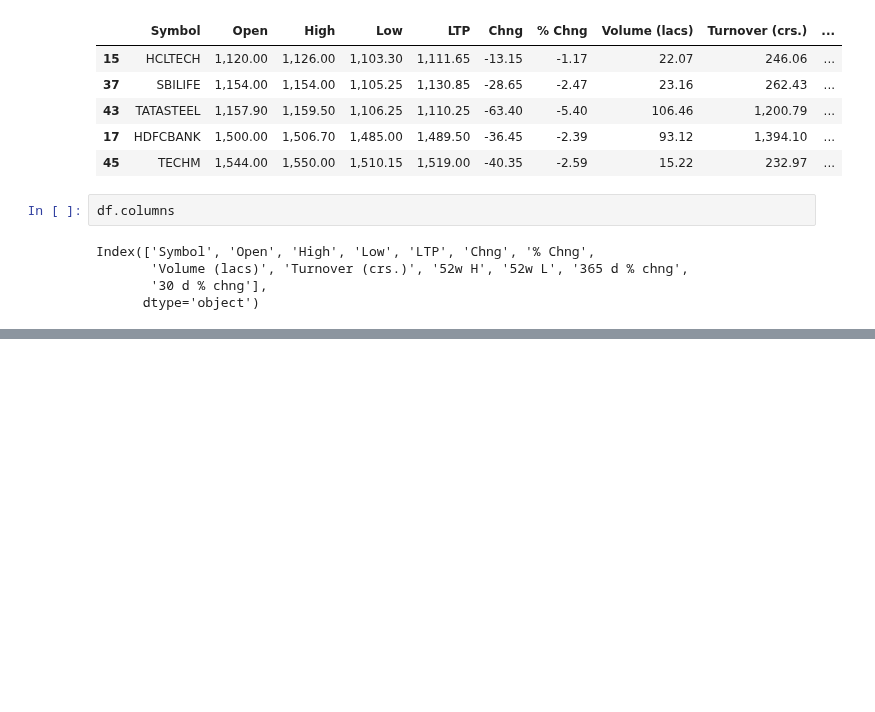
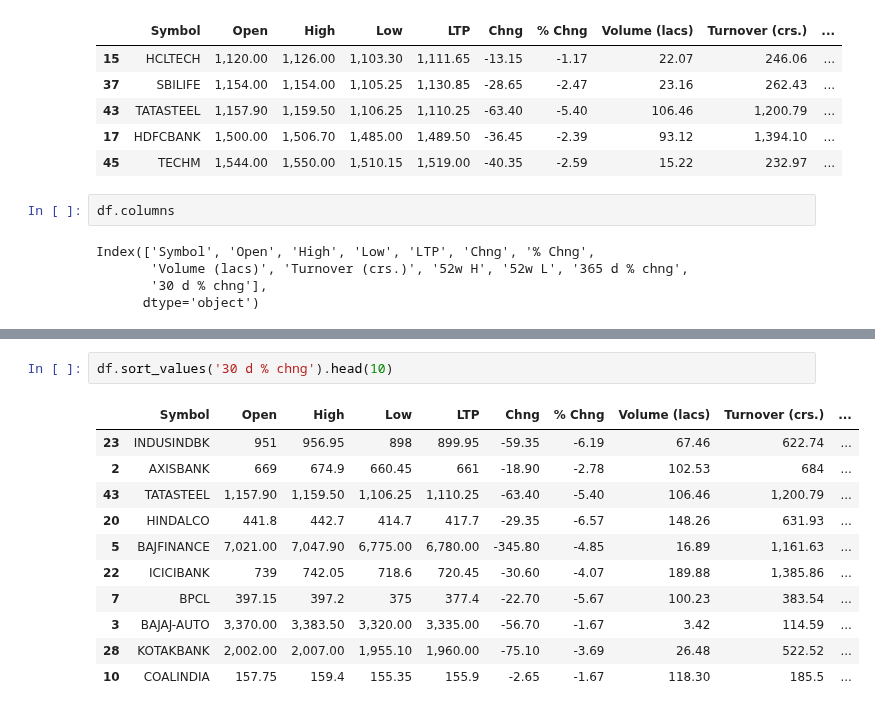
Before and after one commit to chandanabrdwj/100DaysOfML, a Jupyter notebook: nifty-50-stocks.ipynb, the cells around one changed output, grey strips where cells are left out. Drawn from its saved outputs; the diff is of its cells as text; blank space fills up the shorter version.

```diff
--- a/nifty-50-stocks.ipynb
+++ b/nifty-50-stocks.ipynb
@@ -80,0 +122,14 @@ Index(['Symbol', 'Open', 'High', 'Low', 'LTP', 'Chng', '% Chng',
+# %%
+df.sort_values('30 d % chng').head(10)
+# %% [output]
+|  | Symbol | Open | High | Low | LTP | Chng | % Chng | Volume (lacs) | Turnover (crs.) | ... |
+| 23 | INDUSINDBK | 951 | 956.95 | 898 | 899.95 | -59.35 | -6.19 | 67.46 | 622.74 | ... |
+| 2 | AXISBANK | 669 | 674.9 | 660.45 | 661 | -18.90 | -2.78 | 102.53 | 684 | ... |
+| 43 | TATASTEEL | 1,157.90 | 1,159.50 | 1,106.25 | 1,110.25 | -63.40 | -5.40 | 106.46 | 1,200.79 | ... |
+| 20 | HINDALCO | 441.8 | 442.7 | 414.7 | 417.7 | -29.35 | -6.57 | 148.26 | 631.93 | ... |
+| 5 | BAJFINANCE | 7,021.00 | 7,047.90 | 6,775.00 | 6,780.00 | -345.80 | -4.85 | 16.89 | 1,161.63 | ... |
+| 22 | ICICIBANK | 739 | 742.05 | 718.6 | 720.45 | -30.60 | -4.07 | 189.88 | 1,385.86 | ... |
+| 7 | BPCL | 397.15 | 397.2 | 375 | 377.4 | -22.70 | -5.67 | 100.23 | 383.54 | ... |
+| 3 | BAJAJ-AUTO | 3,370.00 | 3,383.50 | 3,320.00 | 3,335.00 | -56.70 | -1.67 | 3.42 | 114.59 | ... |
+| 28 | KOTAKBANK | 2,002.00 | 2,007.00 | 1,955.10 | 1,960.00 | -75.10 | -3.69 | 26.48 | 522.52 | ... |
+| 10 | COALINDIA | 157.75 | 159.4 | 155.35 | 155.9 | -2.65 | -1.67 | 118.30 | 185.5 | ... |
```
Also changed, not shown: parts of 8 cells of this notebook.
